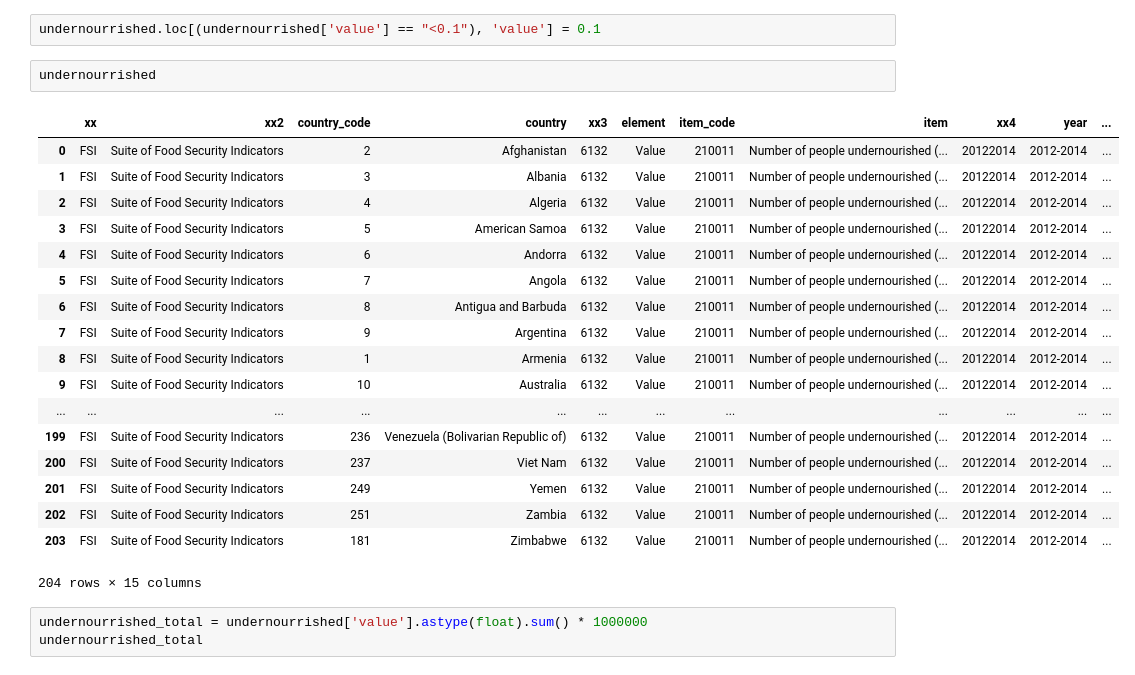
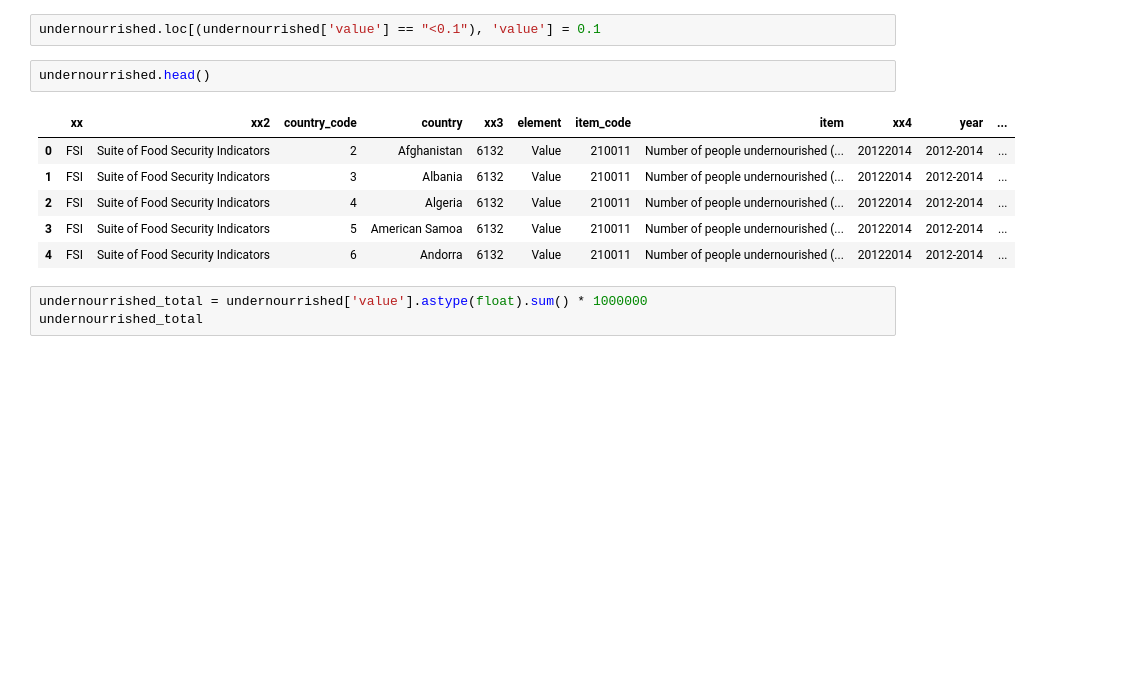
Before and after one commit to Sh4mSh4m/OCR_DA_proj3, a Jupyter notebook: projet3_fao.ipynb, the cells around one changed output. Saved outputs shown, nothing was run; the diff lists cells and outputs as text; blank space fills up the shorter version.

```diff
--- a/projet3_fao.ipynb
+++ b/projet3_fao.ipynb
@@ -533,26 +597,14 @@ undernourrished
 # %%
 undernourrished.loc[(undernourrished['value'] == "<0.1"), 'value'] = 0.1
 # %%
-undernourrished
+undernourrished.head()
 # %% [output]
 |  | xx | xx2 | country_code | country | xx3 | element | item_code | item | xx4 | year | ... |
 | 0 | FSI | Suite of Food Security Indicators | 2 | Afghanistan | 6132 | Value | 210011 | Number of people undernourished (... | 20122014 | 2012-2014 | ... |
 | 1 | FSI | Suite of Food Security Indicators | 3 | Albania | 6132 | Value | 210011 | Number of people undernourished (... | 20122014 | 2012-2014 | ... |
 | 2 | FSI | Suite of Food Security Indicators | 4 | Algeria | 6132 | Value | 210011 | Number of people undernourished (... | 20122014 | 2012-2014 | ... |
 | 3 | FSI | Suite of Food Security Indicators | 5 | American Samoa | 6132 | Value | 210011 | Number of people undernourished (... | 20122014 | 2012-2014 | ... |
 | 4 | FSI | Suite of Food Security Indicators | 6 | Andorra | 6132 | Value | 210011 | Number of people undernourished (... | 20122014 | 2012-2014 | ... |
-| 5 | FSI | Suite of Food Security Indicators | 7 | Angola | 6132 | Value | 210011 | Number of people undernourished (... | 20122014 | 2012-2014 | ... |
-| 6 | FSI | Suite of Food Security Indicators | 8 | Antigua and Barbuda | 6132 | Value | 210011 | Number of people undernourished (... | 20122014 | 2012-2014 | ... |
-| 7 | FSI | Suite of Food Security Indicators | 9 | Argentina | 6132 | Value | 210011 | Number of people undernourished (... | 20122014 | 2012-2014 | ... |
-| 8 | FSI | Suite of Food Security Indicators | 1 | Armenia | 6132 | Value | 210011 | Number of people undernourished (... | 20122014 | 2012-2014 | ... |
-| 9 | FSI | Suite of Food Security Indicators | 10 | Australia | 6132 | Value | 210011 | Number of people undernourished (... | 20122014 | 2012-2014 | ... |
-| ... | ... | ... | ... | ... | ... | ... | ... | ... | ... | ... | ... |
-| 199 | FSI | Suite of Food Security Indicators | 236 | Venezuela (Bolivarian Republic of) | 6132 | Value | 210011 | Number of people undernourished (... | 20122014 | 2012-2014 | ... |
-| 200 | FSI | Suite of Food Security Indicators | 237 | Viet Nam | 6132 | Value | 210011 | Number of people undernourished (... | 20122014 | 2012-2014 | ... |
-| 201 | FSI | Suite of Food Security Indicators | 249 | Yemen | 6132 | Value | 210011 | Number of people undernourished (... | 20122014 | 2012-2014 | ... |
-| 202 | FSI | Suite of Food Security Indicators | 251 | Zambia | 6132 | Value | 210011 | Number of people undernourished (... | 20122014 | 2012-2014 | ... |
-| 203 | FSI | Suite of Food Security Indicators | 181 | Zimbabwe | 6132 | Value | 210011 | Number of people undernourished (... | 20122014 | 2012-2014 | ... |
-204 rows × 15 columns
 # %%
 undernourrished_total = undernourrished['value'].astype(float).sum() * 1000000
 undernourrished_total
```
Also changed, not shown: parts of 78 cells of this notebook.
